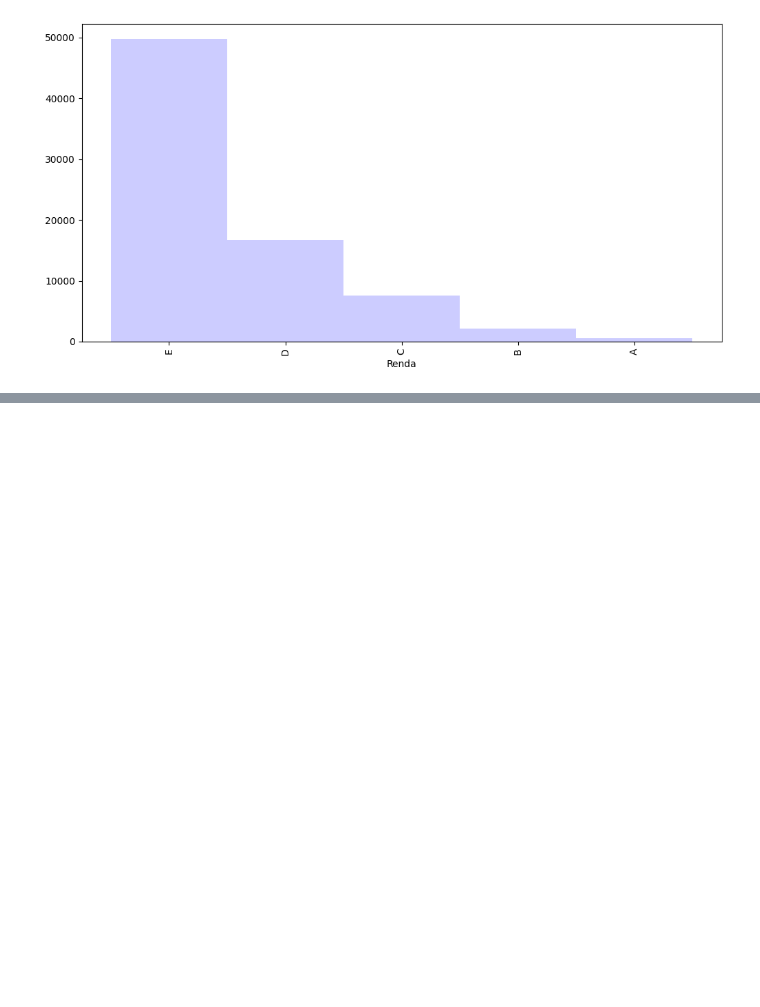
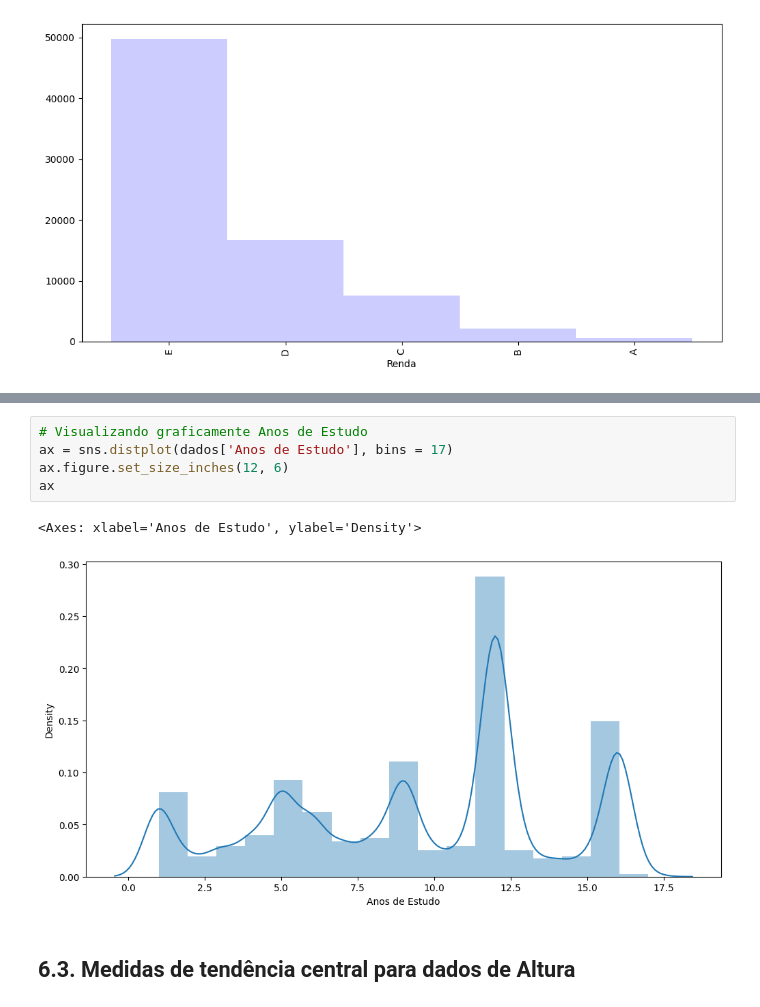
Before and after one commit to acostac94/mypythonportfolio, a Jupyter notebook: Descriptive_Statistics_with_Python.ipynb, the cells around one changed output, grey strips where cells are left out. Cells and saved outputs as stored; diff of their text form; blank space fills up the shorter version.

```diff
--- a/Descriptive_Statistics_with_Python.ipynb
+++ b/Descriptive_Statistics_with_Python.ipynb
@@ -917,0 +1079,10 @@ dist_freq_quantitativas_personalizadas['Frequência'].plot.bar(width=1, color='b
+# %%
+# Visualizando graficamente Anos de Estudo
+ax = sns.distplot(dados['Anos de Estudo'], bins = 17)
+ax.figure.set_size_inches(12, 6)
+ax
+# %% [output]
+<Axes: xlabel='Anos de Estudo', ylabel='Density'>
+[figure, added]
+# %% [markdown]
+## 6.3. Medidas de tendência central para dados de Altura
```
Also changed, not shown: parts of 20 cells of this notebook.
